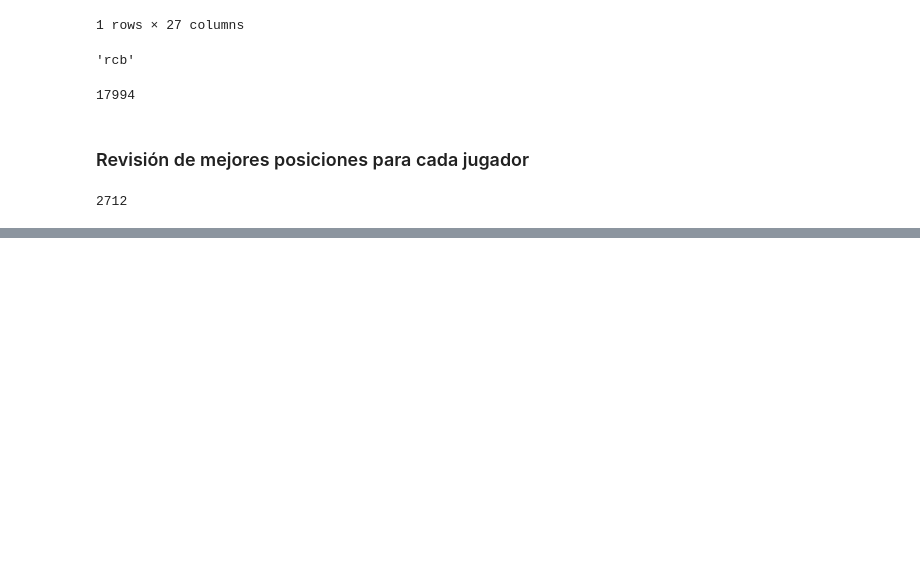
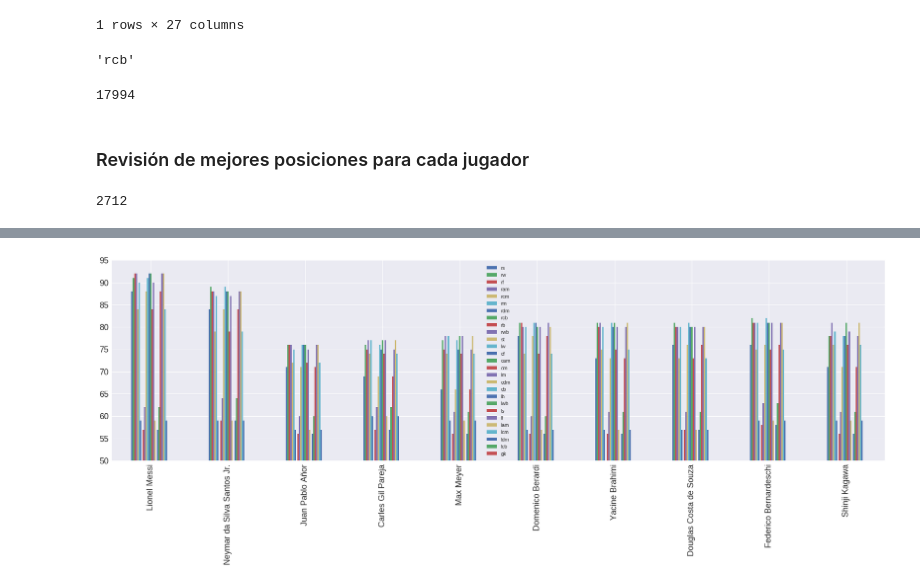
Before and after one commit to WillArevalo/ML-Comparision-characters-FIFA2018, a Jupyter notebook: Recommendation_fifa_18_data_set_kaggle.ipynb, the cells around one changed output, grey strips where cells are left out. Drawn from its saved outputs; the diff is of its cells as text; code cells hidden in the pictures; blank space fills up the shorter version.

```diff
--- a/Recommendation_fifa_18_data_set_kaggle.ipynb
+++ b/Recommendation_fifa_18_data_set_kaggle.ipynb
@@ -590,0 +662,7 @@ for i in range(10):
+# %%
+barsplot2 = dffinal[jugadores_pos.columns].plot.bar(figsize=(30, 8), fontsize=18);
+barsplot2.legend(loc=8, prop={'size': 11});
+barsplot2.set_xticklabels(dffinal.full_name, rotation=90);
+barsplot2.set_ylim(50, 95);
+# %% [output]
+[figure, added]
```
Also changed, not shown: parts of 18 cells of this notebook.
